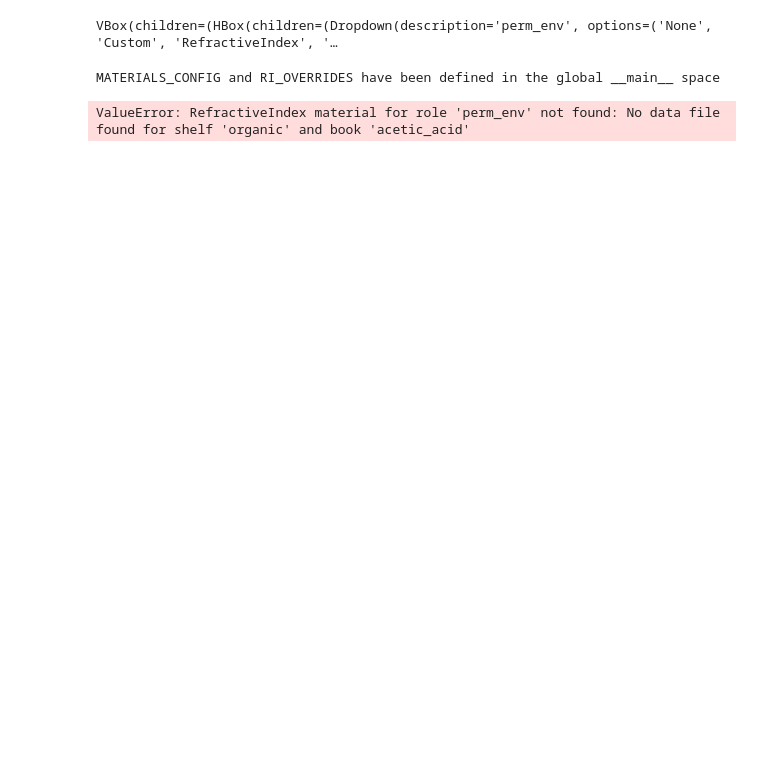
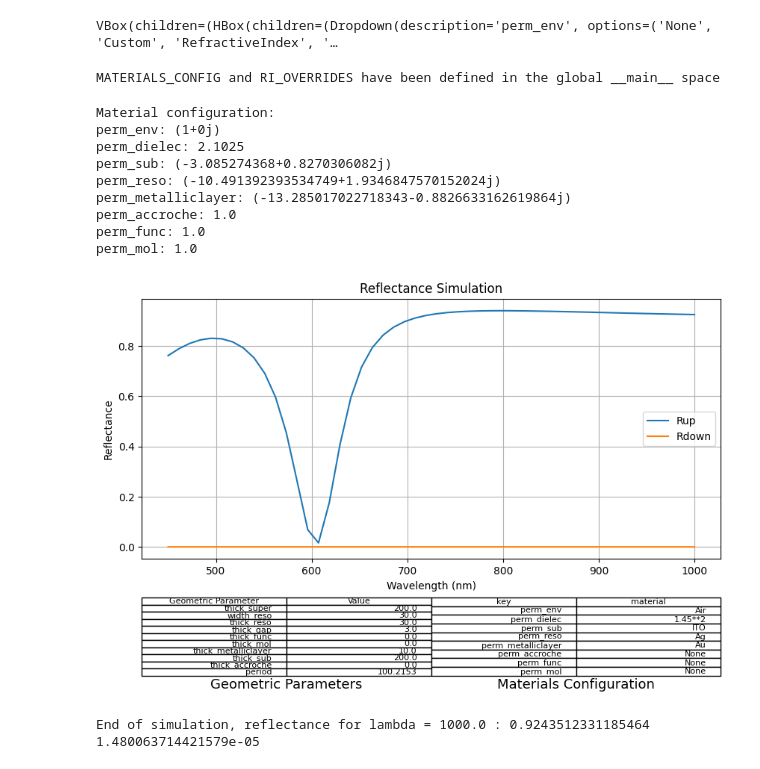
Before and after one commit to Marchombre/SWAG-P, a Jupyter notebook: Gap_Plasmon_2D/Workspace/notebooks/SWAG_Sim_V0_1.ipynb, the cells around one changed output. Saved outputs shown, nothing was run; the diff lists cells and outputs as text; code cells hidden in the pictures; blank space fills up the shorter version.

Commit message:
maj Material_Config

```diff
--- a/Gap_Plasmon_2D/Workspace/notebooks/SWAG_Sim_V0_1.ipynb
+++ b/Gap_Plasmon_2D/Workspace/notebooks/SWAG_Sim_V0_1.ipynb
@@ -55,7 +59,7 @@ MATERIALS_CONFIG and RI_OVERRIDES have been defined in the global __main__ space
 from Material_Configuration import build_material_configuration_dynamic
 import __main__
 
-lambda_val = 400
+lambda_val = 500
 df_config = __main__.MATERIALS_CONFIG  # récupéré depuis le material selector
 ri_overrides = __main__.RI_OVERRIDES  # récupéré également
 
@@ -64,17 +68,33 @@ print("Material configuration:")
 for key, value in materials_perm.items():
     print(f"{key}: {value}")
 # %% [output]
-ValueError: RefractiveIndex material for role 'perm_env' not found: No data file found for shelf 'organic' and book 'acetic_acid'
+Material configuration:
+perm_env: (1+0j)
+perm_dielec: 2.1025
+perm_sub: (-3.085274368+0.8270306082j)
+perm_reso: (-10.491392393534749+1.9346847570152024j)
+perm_metalliclayer: (-13.285017022718343-0.8826633162619864j)
+perm_accroche: 1.0
+perm_func: 1.0
+perm_mol: 1.0
 # %%
-# %% Cellul 5 – Simulation
+# %% Cell 5 – Simulation
 from simulate_and_plot import run_simulation
 
+# Définition de la plage de longueurs d'onde et du nombre de modes
 lambda_range = np.linspace(450, 1000, 50)  # en nm
 n_mod = 50
 
 import __main__
 if not hasattr(__main__, "MATERIALS_CONFIG"):
-    print("Please run the cell 3 to load the materials configuration.")
+    print("Please run the cell that loads the materials configuration first.")
 else:
-    Rup_values, Rdown_values = run_simulation(lambda_range, n_mod, geometry_config, wave, __main__.MATERIALS_CONFIG, json_path)
+    # Récupération des configurations depuis __main__
+    materials_config = __main__.MATERIALS_CONFIG
+    ri_overrides = __main__.RI_OVERRIDES  # Bien récupéré via le widget
+
+    Rup_values, Rdown_values = run_simulation(lambda_range, n_mod, geometry_config, wave, materials_config, json_path)
     print("End of simulation, reflectance for lambda =", lambda_range[-1], ":", Rup_values[-1], Rdown_values[-1])
+# %% [output]
+[figure, added]
+End of simulation, reflectance for lambda = 1000.0 : 0.9243512331185464 1.480063714421579e-05
```
Also changed, not shown: parts of 2 cells of this notebook, 10 other files.
